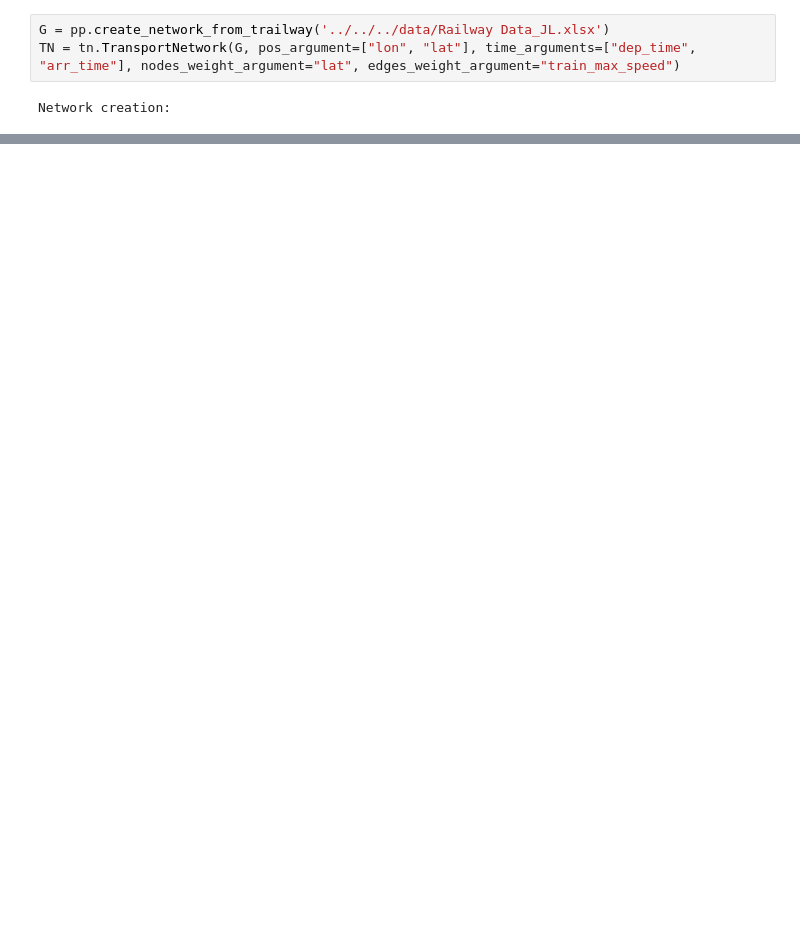
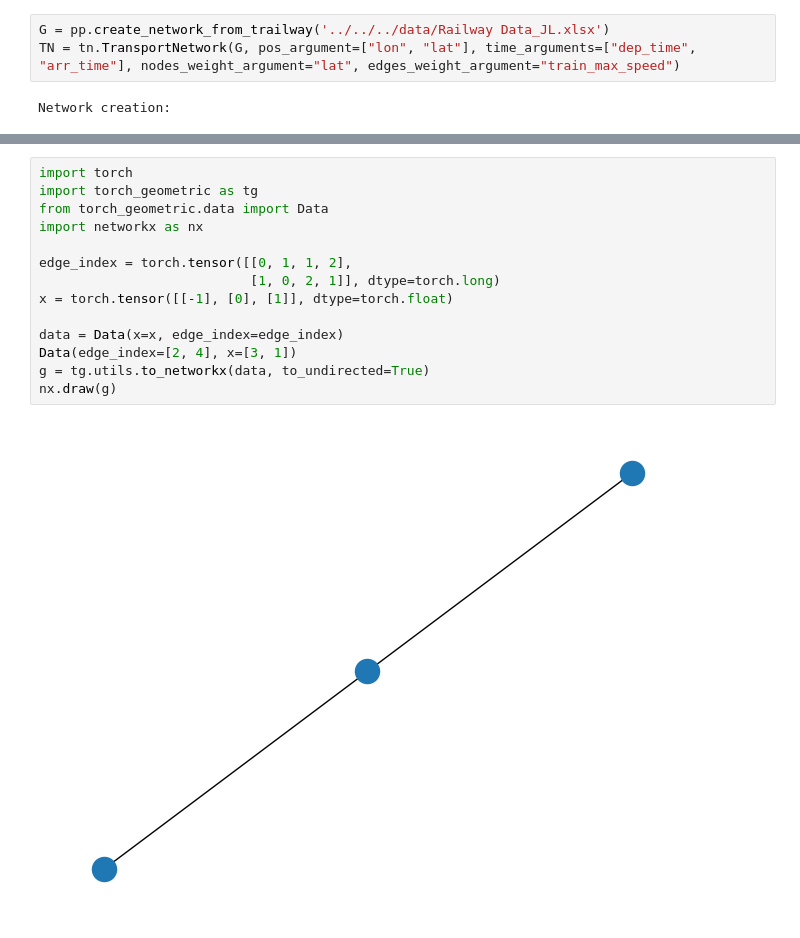
Before and after one commit to anthopit/XYZnetwork_lib, a Jupyter notebook: playground/charviz/Maxime/test_v2_finalFINAL.ipynb, the cells around one changed output, grey strips where cells are left out. Drawn from its saved outputs; the diff is of its cells as text; blank space fills up the shorter version.

```diff
--- a/playground/charviz/Maxime/test_v2_finalFINAL.ipynb
+++ b/playground/charviz/Maxime/test_v2_finalFINAL.ipynb
@@ -63,0 +80,16 @@ interactive(children=(Button(description='Run Interact', style=ButtonStyle()), O
+# %%
+import torch
+import torch_geometric as tg
+from torch_geometric.data import Data
+import networkx as nx
+
+edge_index = torch.tensor([[0, 1, 1, 2],
+                           [1, 0, 2, 1]], dtype=torch.long)
+x = torch.tensor([[-1], [0], [1]], dtype=torch.float)
+
+data = Data(x=x, edge_index=edge_index)
+Data(edge_index=[2, 4], x=[3, 1])
+g = tg.utils.to_networkx(data, to_undirected=True)
+nx.draw(g)
+# %% [output]
+[figure, added]
```
Also changed, not shown: parts of 4 cells of this notebook, 1 other file.
